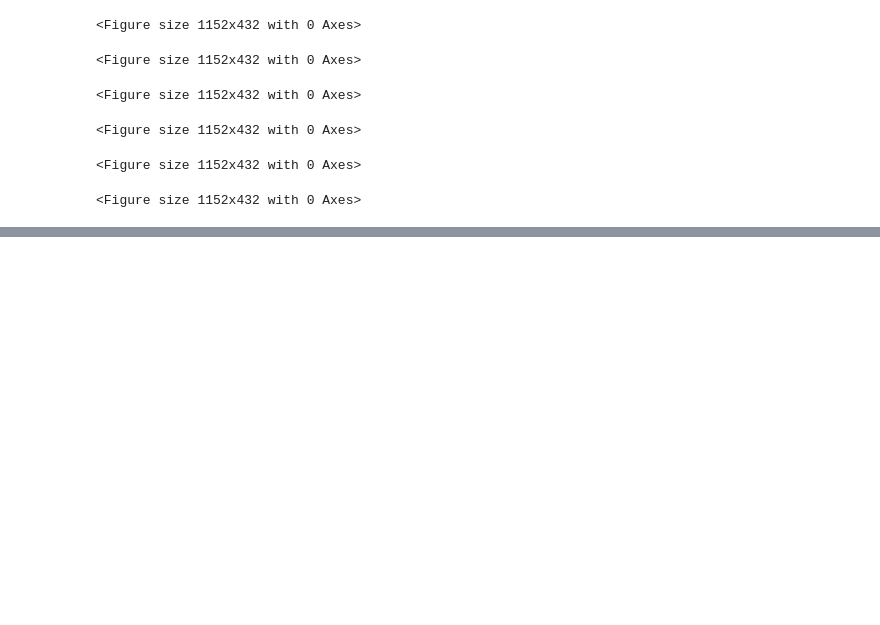
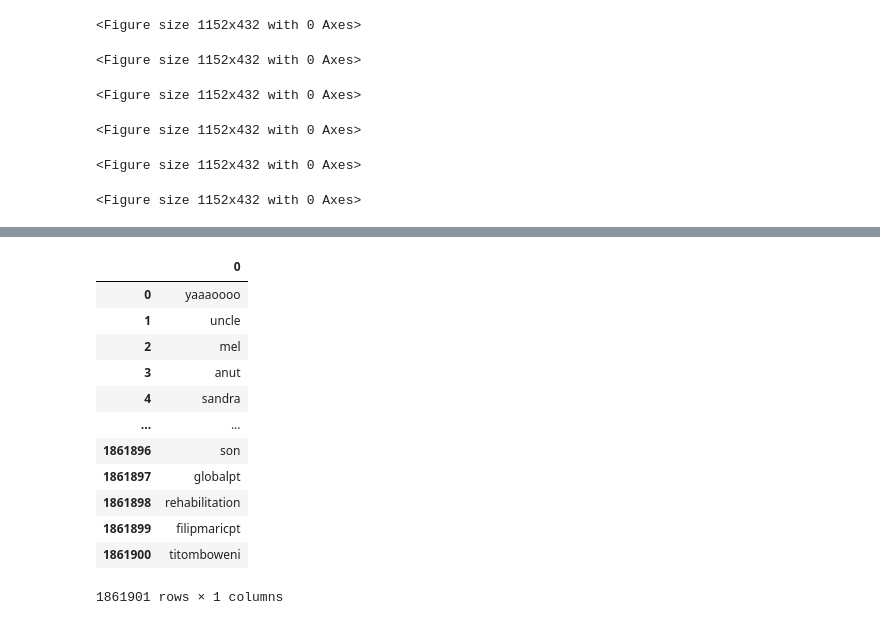
Before and after one commit to tomashege/research_project, a Jupyter notebook: Tomas/notebooks/Analysis.ipynb, the cells around one changed output, grey strips where cells are left out. Cells and saved outputs as stored; diff of their text form; code cells hidden in the pictures; blank space fills up the shorter version.

```diff
--- a/Tomas/notebooks/Analysis.ipynb
+++ b/Tomas/notebooks/Analysis.ipynb
@@ -621,12 +604,0 @@ plt.show()
-# %%
-# pair wise corrolation
-word_list = ['covid19',
-'southafrica',
-'lockdownsa',
-'cyrilramaphosa',
-'lockdown',
-'covid19sa',
-'coronavirussa',
-'covid_19',
-'lockdownsouthafrica',
-'government']
@@ -633,6 +651,22 @@ word_list = ['covid19',
 # %%
-for i in tweets:
-    print(i)
+# for i in tweets:
+#     print(i)
+
+word_list
+# %% [output]
+|  | 0 |
+| 0 | yaaaoooo |
+| 1 | uncle |
+| 2 | mel |
+| 3 | anut |
+| 4 | sandra |
+| ... | ... |
+| 1861896 | son |
+| 1861897 | globalpt |
+| 1861898 | rehabilitation |
+| 1861899 | filipmaricpt |
+| 1861900 | titomboweni |
+1861901 rows × 1 columns
 # %%
 #TOPIC Modelling
 
```
Also changed, not shown: parts of 18 cells of this notebook, 4 other files.
